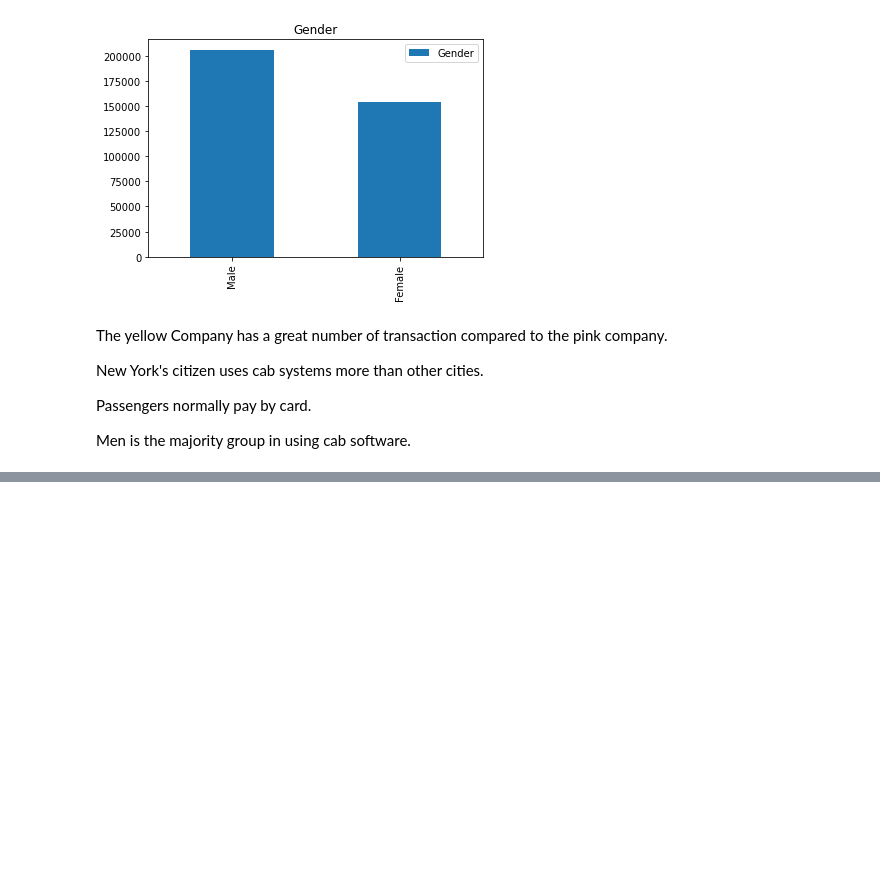
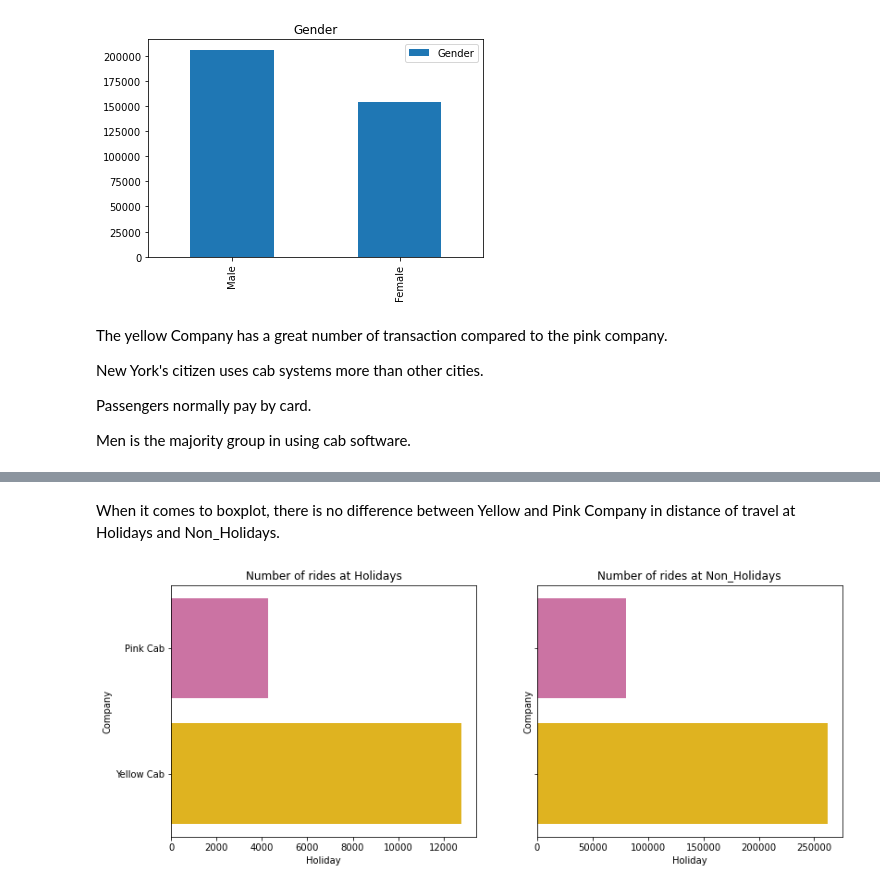
Before and after one commit to MohsenBah/G2M_Insight_Cab_Investment, a Jupyter notebook: G2M_insights.ipynb, the cells around one changed output, grey strips where cells are left out. Cells and saved outputs as stored; diff of their text form; code cells hidden in the pictures; blank space fills up the shorter version.

```diff
--- a/G2M_insights.ipynb
+++ b/G2M_insights.ipynb
@@ -476,0 +496,17 @@ Previously, it has been revealed that Pink company in above mentioned cities has
+# %% [markdown]
+When it comes to boxplot, there is no difference between Yellow and Pink Company in distance of travel at Holidays and Non_Holidays.
+# %%
+nonHo_rides=Non_Holiday.groupby(by=["Company"])["Holiday"].count().reset_index()
+Ho_rides=Holiday.groupby(by=["Company"])["Holiday"].count().reset_index()
+
+fig, ax = plt.subplots(1,2, figsize = (13,5), sharey = True)
+
+sns.barplot(x = 'Holiday', y = 'Company', data = Ho_rides, palette = palette,
+            order = ['Pink Cab', 'Yellow Cab'], ax = ax[0]).\
+set_title('Number of rides at Holidays');
+
+
+sns.barplot(x = 'Holiday', y = 'Company', data = nonHo_rides, palette = palette, ax = ax[1]).\
+set_title('Number of rides at Non_Holidays');
+# %% [output]
+[figure, added]
```
Also changed, not shown: parts of 69 cells of this notebook.
